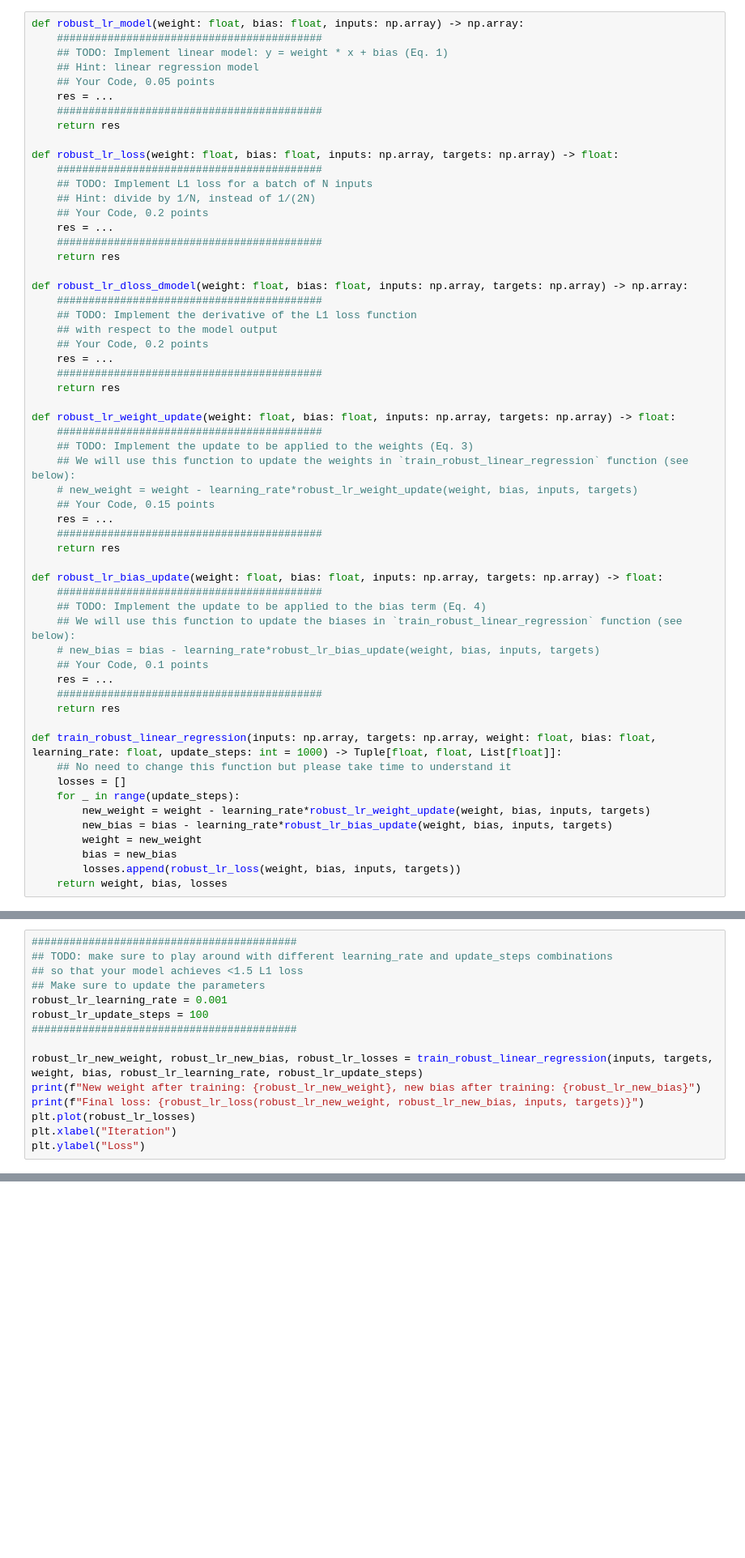
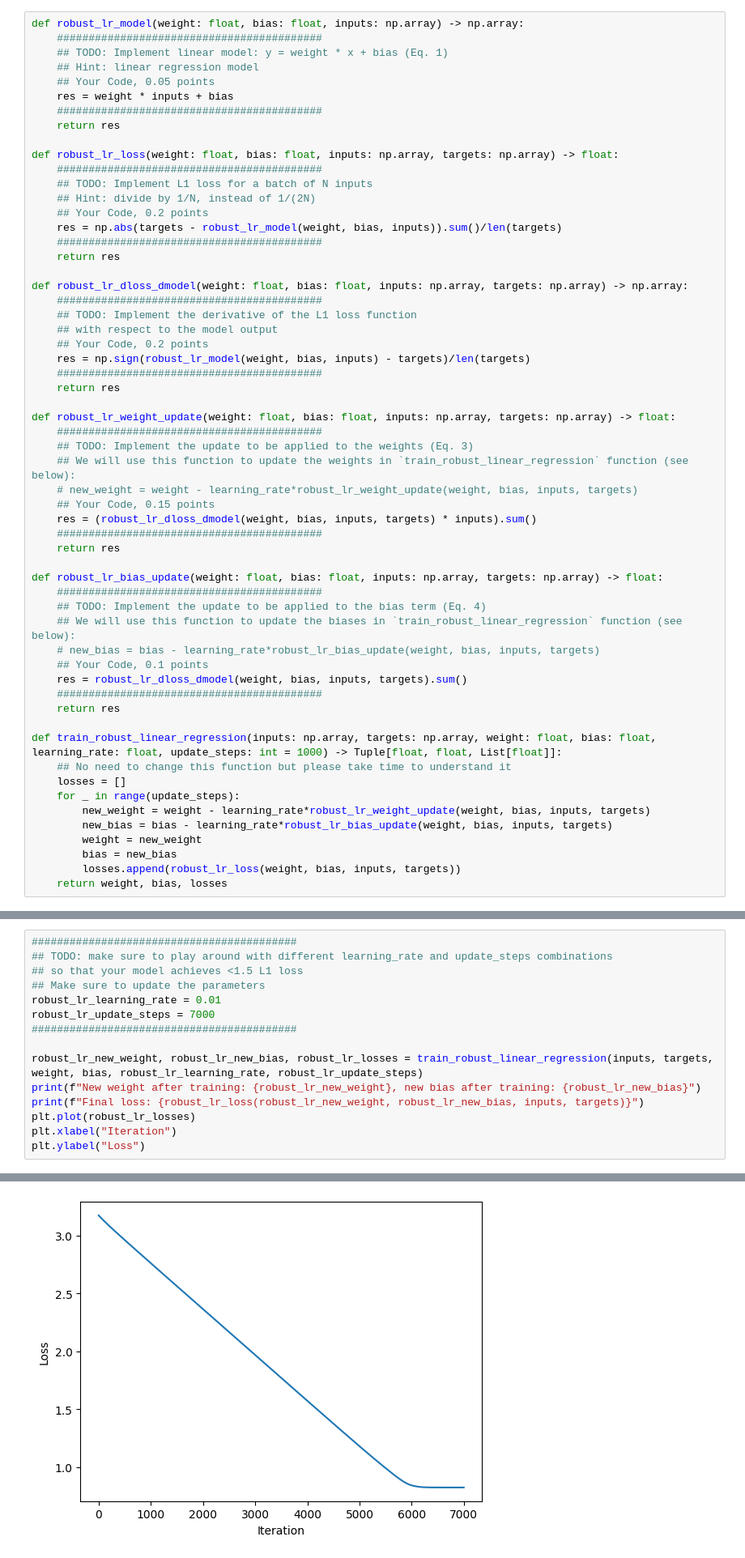
Before and after one commit to KyleDong03/CSC-2516, a Jupyter notebook: Fall26_HW1_Regression.ipynb, the cells around one changed output, grey strips where cells are left out. Shown at 81% size. Cells and saved outputs as stored; diff of their text form; blank space fills up the shorter version.

```diff
--- a/Fall26_HW1_Regression.ipynb
+++ b/Fall26_HW1_Regression.ipynb
@@ -201,7 +209,7 @@ def robust_lr_model(weight: float, bias: float, inputs: np.array) -> np.array:
     ## TODO: Implement linear model: y = weight * x + bias (Eq. 1)
     ## Hint: linear regression model
     ## Your Code, 0.05 points
-    res = ...
+    res = weight * inputs + bias
     ##########################################
     return res
 
@@ -210,7 +218,7 @@ def robust_lr_loss(weight: float, bias: float, inputs: np.array, targets: np.arr
     ## TODO: Implement L1 loss for a batch of N inputs
     ## Hint: divide by 1/N, instead of 1/(2N)
     ## Your Code, 0.2 points
-    res = ...
+    res = np.abs(targets - robust_lr_model(weight, bias, inputs)).sum()/len(targets)
     ##########################################
     return res
 
@@ -219,7 +227,7 @@ def robust_lr_dloss_dmodel(weight: float, bias: float, inputs: np.array, targets
     ## TODO: Implement the derivative of the L1 loss function
     ## with respect to the model output
     ## Your Code, 0.2 points
-    res = ...
+    res = np.sign(robust_lr_model(weight, bias, inputs) - targets)/len(targets)
     ##########################################
     return res
 
@@ -229,7 +237,7 @@ def robust_lr_weight_update(weight: float, bias: float, inputs: np.array, target
     ## We will use this function to update the weights in `train_robust_linear_regression` function (see below):
     # new_weight = weight - learning_rate*robust_lr_weight_update(weight, bias, inputs, targets)
     ## Your Code, 0.15 points
-    res = ...
+    res = (robust_lr_dloss_dmodel(weight, bias, inputs, targets) * inputs).sum()
     ##########################################
     return res
 
@@ -239,7 +247,7 @@ def robust_lr_bias_update(weight: float, bias: float, inputs: np.array, targets:
     ## We will use this function to update the biases in `train_robust_linear_regression` function (see below):
     # new_bias = bias - learning_rate*robust_lr_bias_update(weight, bias, inputs, targets)
     ## Your Code, 0.1 points
-    res = ...
+    res = robust_lr_dloss_dmodel(weight, bias, inputs, targets).sum()
     ##########################################
     return res
 
@@ -263,8 +271,8 @@ Print out the new values of $w$ and $b$ found by your model after trainin. Are t
 ## TODO: make sure to play around with different learning_rate and update_steps combinations
 ## so that your model achieves <1.5 L1 loss
 ## Make sure to update the parameters
-robust_lr_learning_rate = 0.001
-robust_lr_update_steps = 100
+robust_lr_learning_rate = 0.01
+robust_lr_update_steps = 7000
 ##########################################
 
 robust_lr_new_weight, robust_lr_new_bias, robust_lr_losses = train_robust_linear_regression(inputs, targets, weight, bias, robust_lr_learning_rate, robust_lr_update_steps)
@@ -273,3 +281,4 @@ print(f"Final loss: {robust_lr_loss(robust_lr_new_weight, robust_lr_new_bias, in
 plt.plot(robust_lr_losses)
 plt.xlabel("Iteration")
 plt.ylabel("Loss")
+# %% [output]
@@ -276,3 +288,4 @@ plt.ylabel("Loss")
+[figure, added]
 # %%
 def plot_robust_lr_model_prediction(x, y):
   fig, ax = plt.subplots(figsize=(4, 2))
```
Also changed, not shown: parts of 10 cells of this notebook.
